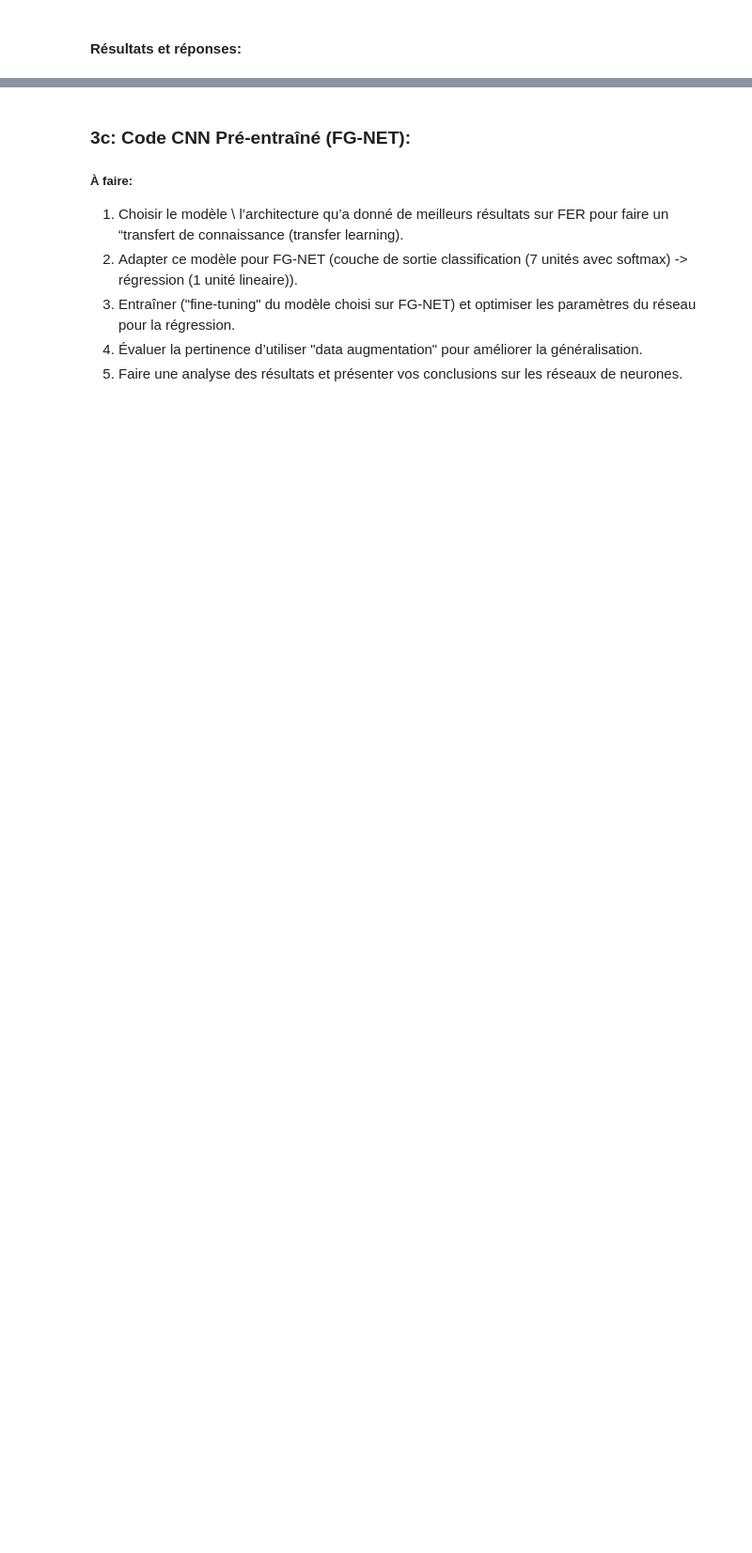
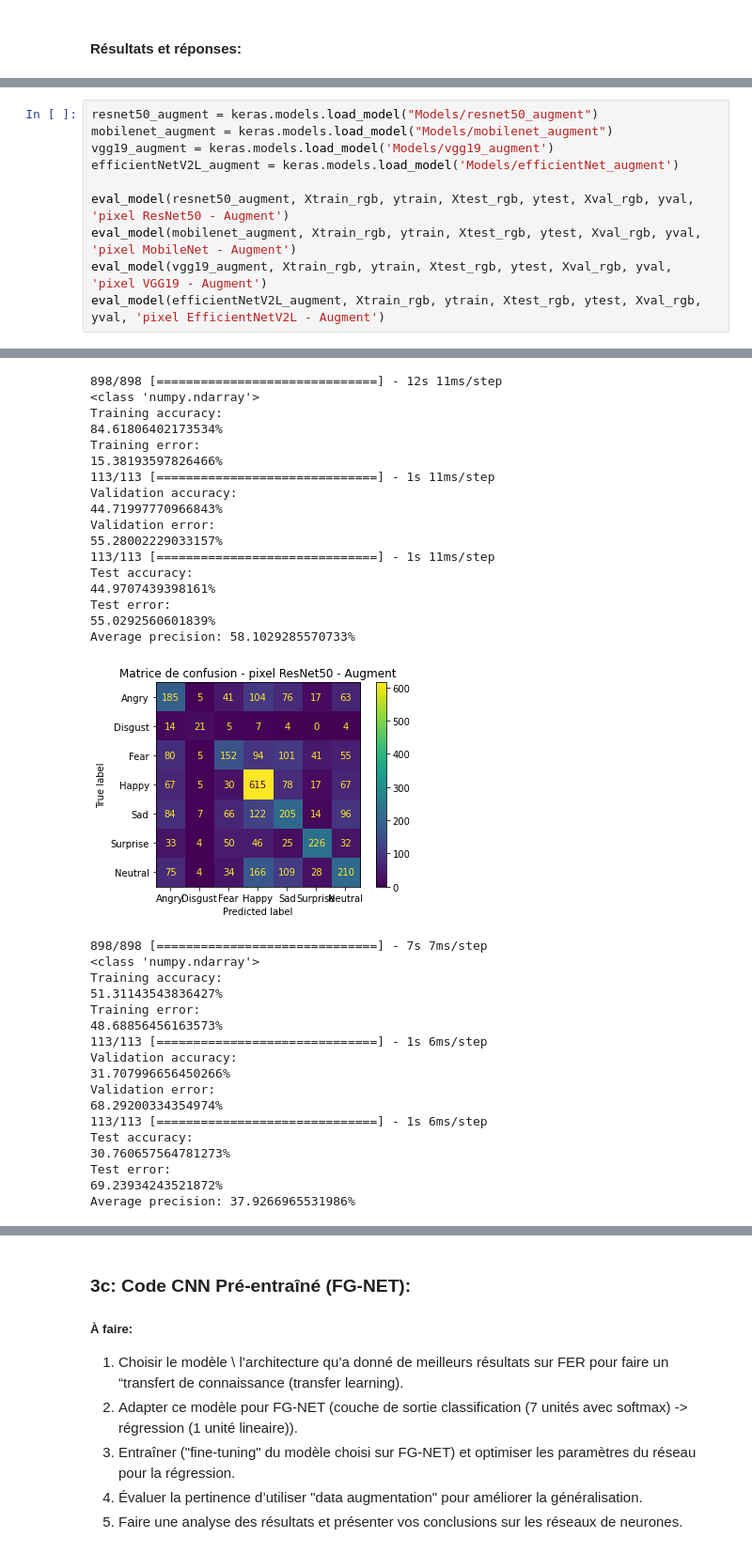
Before and after one commit to Seb707/GTI771-Labo2, a Jupyter notebook: GTI771-TP02.ipynb, the cells around one changed output, grey strips where cells are left out. Shown at 94% size. Saved outputs shown, nothing was run; the diff lists cells and outputs as text; blank space fills up the shorter version.

```diff
--- a/GTI771-TP02.ipynb
+++ b/GTI771-TP02.ipynb
@@ -766,0 +1092,11 @@ eval_model(efficientNetV2L, Xtrain_stacked_grayscale, ytrain, Xtest_stacked_gray
+# %%
+resnet50_augment = keras.models.load_model("Models/resnet50_augment")
+mobilenet_augment = keras.models.load_model("Models/mobilenet_augment")
+vgg19_augment = keras.models.load_model('Models/vgg19_augment')
+efficientNetV2L_augment = keras.models.load_model('Models/efficientNet_augment')
+
+eval_model(resnet50_augment, Xtrain_rgb, ytrain, Xtest_rgb, ytest, Xval_rgb, yval, 'pixel ResNet50 - Augment')
+eval_model(mobilenet_augment, Xtrain_rgb, ytrain, Xtest_rgb, ytest, Xval_rgb, yval, 'pixel MobileNet - Augment')
+eval_model(vgg19_augment, Xtrain_rgb, ytrain, Xtest_rgb, ytest, Xval_rgb, yval, 'pixel VGG19 - Augment')
+eval_model(efficientNetV2L_augment, Xtrain_rgb, ytrain, Xtest_rgb, ytest, Xval_rgb, yval, 'pixel EfficientNetV2L - Augment')
+# %% [output]
@@ -766,0 +1104,35 @@ eval_model(efficientNetV2L, Xtrain_stacked_grayscale, ytrain, Xtest_stacked_gray
+898/898 [==============================] - 12s 11ms/step
+<class 'numpy.ndarray'>
+Training accuracy:
+84.61806402173534%
+Training error:
+15.38193597826466%
+113/113 [==============================] - 1s 11ms/step
+Validation accuracy:
+44.71997770966843%
+Validation error:
+55.28002229033157%
+113/113 [==============================] - 1s 11ms/step
+Test accuracy:
+44.9707439398161%
+Test error:
+55.0292560601839%
+Average precision: 58.1029285570733%
+[figure, added]
+898/898 [==============================] - 7s 7ms/step
+<class 'numpy.ndarray'>
+Training accuracy:
+51.31143543836427%
+Training error:
+48.68856456163573%
+113/113 [==============================] - 1s 6ms/step
+Validation accuracy:
+31.707996656450266%
+Validation error:
+68.29200334354974%
+113/113 [==============================] - 1s 6ms/step
+Test accuracy:
+30.760657564781273%
+Test error:
+69.23934243521872%
+Average precision: 37.9266965531986%
```
Also changed, not shown: parts of 30 cells of this notebook.
